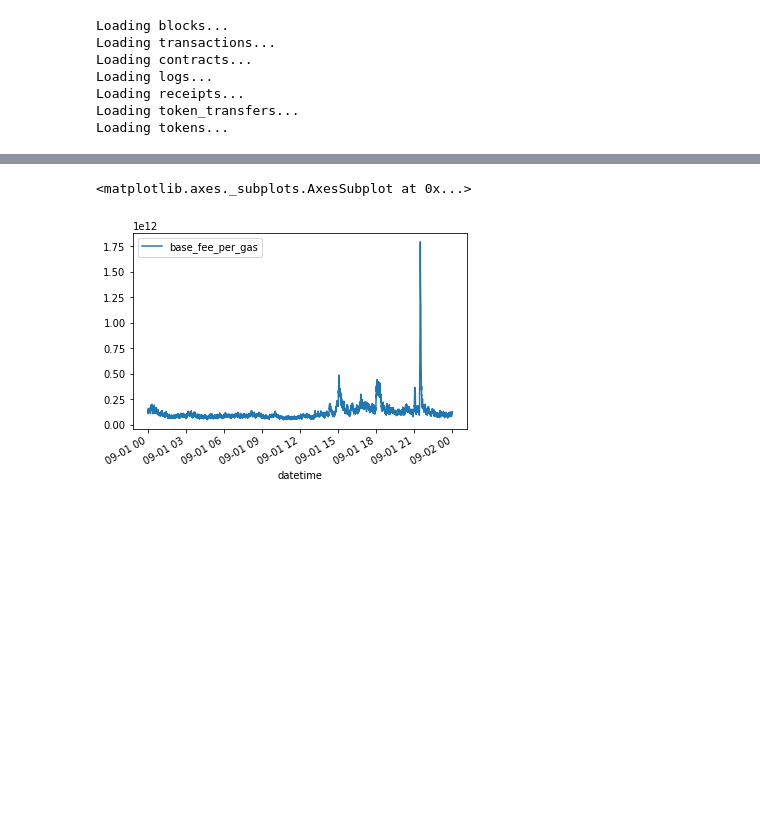
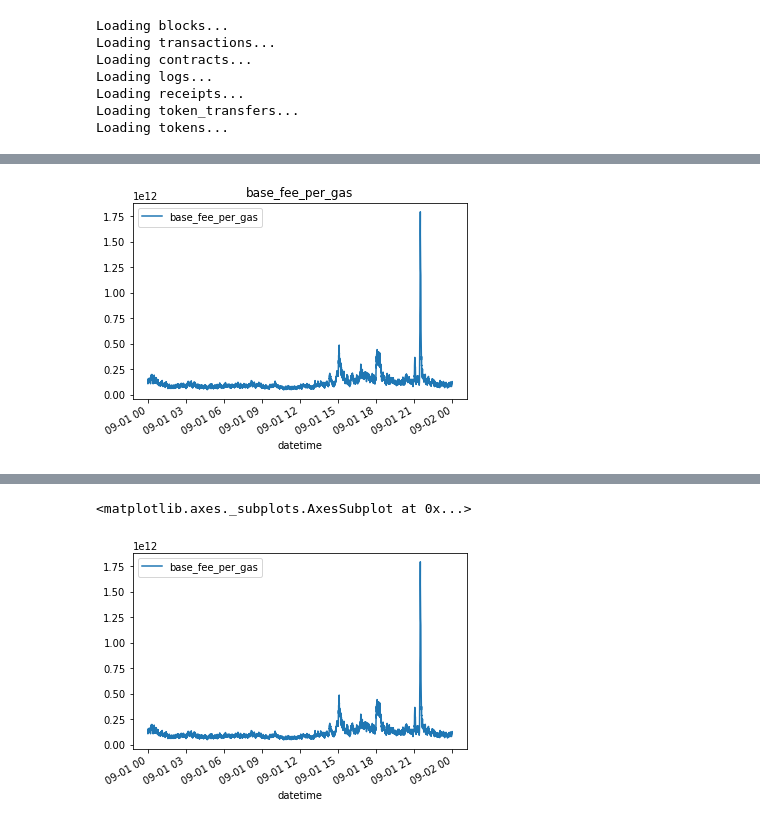
Before and after one commit to tracy-stephens/ethereum, a Jupyter notebook: Feature Extraction.ipynb, the cells around one changed output, grey strips where cells are left out. Cells and saved outputs as stored; diff of their text form; code cells hidden in the pictures; blank space fills up the shorter version.

```diff
--- a/Feature Extraction.ipynb
+++ b/Feature Extraction.ipynb
@@ -44,0 +503,4 @@ Index(['hash', 'block_number', 'transaction_index', 'from_address',
+# %%
+block_base_fee.plot(title="base_fee_per_gas");
+# %% [output]
+[figure, added]
```
Also changed, not shown: parts of 80 cells of this notebook.
